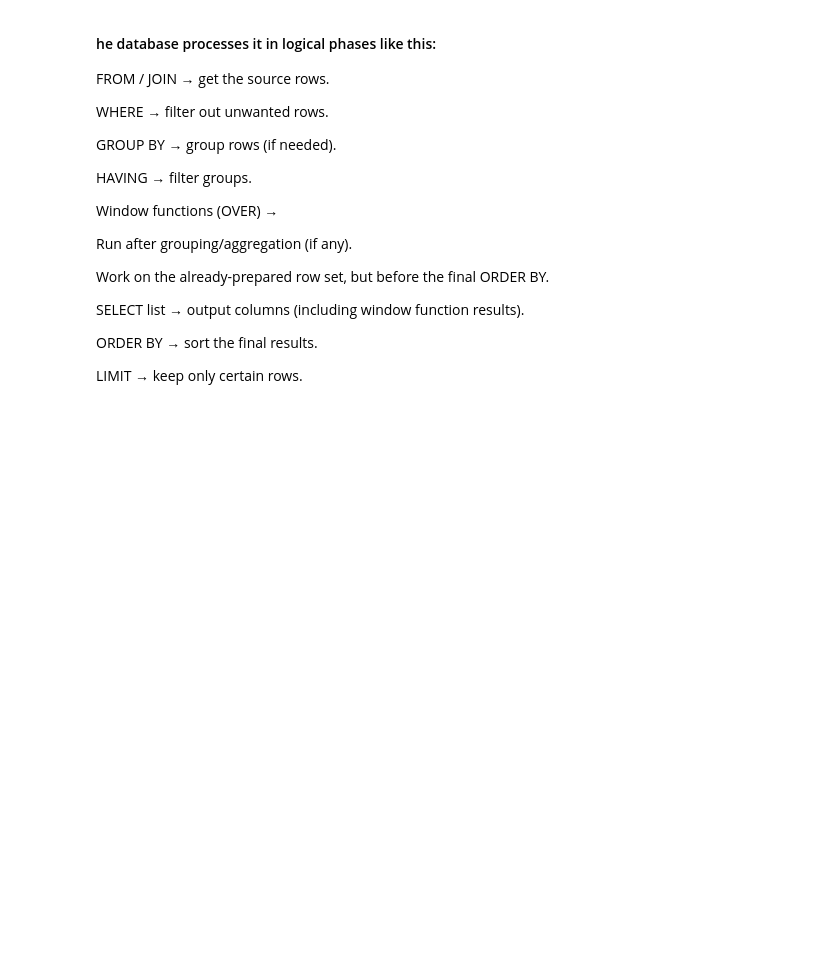
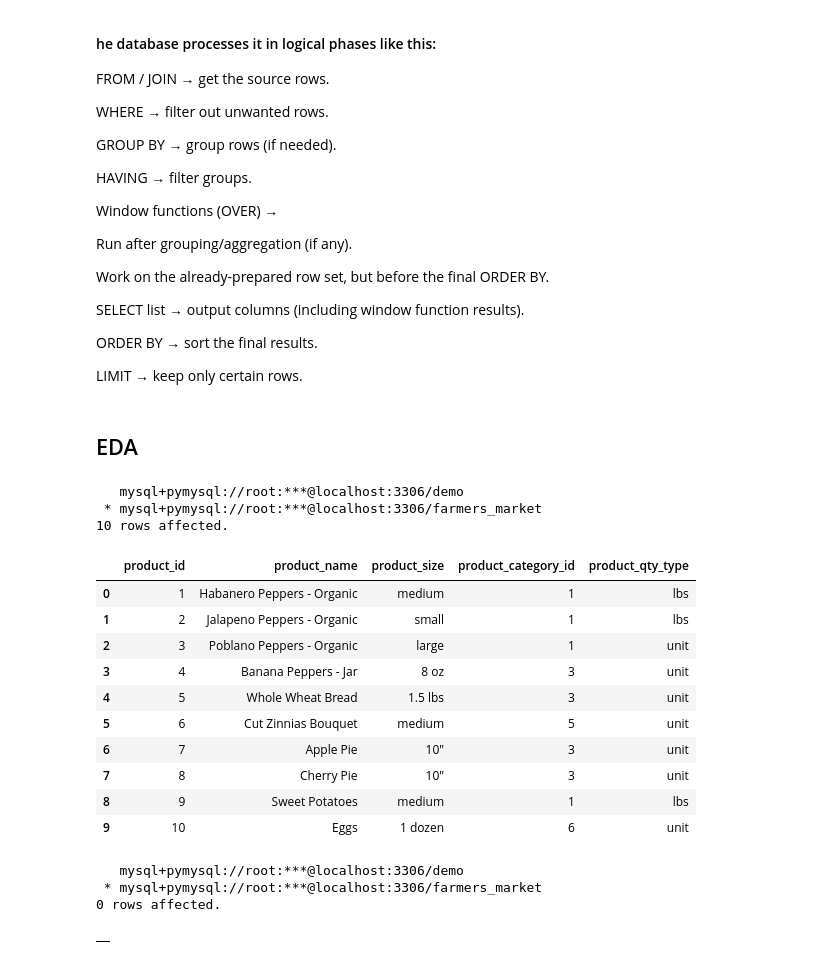
Before and after one commit to KunalNeon/SQL-For-Data-Scientist, a Jupyter notebook: sql.ipynb, the cells around one changed output. Cells and saved outputs as stored; diff of their text form; code cells hidden in the pictures; blank space fills up the shorter version.

```diff
--- a/sql.ipynb
+++ b/sql.ipynb
@@ -1639,3 +1639,38 @@ SELECT list → output columns (including window function results).
 ORDER BY → sort the final results.
 
 LIMIT → keep only certain rows.
+# %% [markdown]
+## EDA
+# %%
+query27=''' select * from farmers_market.product
+limit 10
+'''
+%sql $query27
+# %% [output]
+   mysql+pymysql://root:***@localhost:3306/demo
+ * mysql+pymysql://root:***@localhost:3306/farmers_market
+10 rows affected.
+|  | product_id | product_name | product_size | product_category_id | product_qty_type |
+| 0 | 1 | Habanero Peppers - Organic | medium | 1 | lbs |
+| 1 | 2 | Jalapeno Peppers - Organic | small | 1 | lbs |
+| 2 | 3 | Poblano Peppers - Organic | large | 1 | unit |
+| 3 | 4 | Banana Peppers - Jar | 8 oz | 3 | unit |
+| 4 | 5 | Whole Wheat Bread | 1.5 lbs | 3 | unit |
+| 5 | 6 | Cut Zinnias Bouquet | medium | 5 | unit |
+| 6 | 7 | Apple Pie | 10" | 3 | unit |
+| 7 | 8 | Cherry Pie | 10" | 3 | unit |
+| 8 | 9 | Sweet Potatoes | medium | 1 | lbs |
+| 9 | 10 | Eggs | 1 dozen | 6 | unit |
+# %%
+# let us check product id is unique or not
+query27=''' select product_id, count(*) from farmers_market.product
+group by product_id
+having count(*)>1
+limit 10
+'''
+%sql $query27
+# %% [output]
+   mysql+pymysql://root:***@localhost:3306/demo
+ * mysql+pymysql://root:***@localhost:3306/farmers_market
+0 rows affected.
+|  |
```
